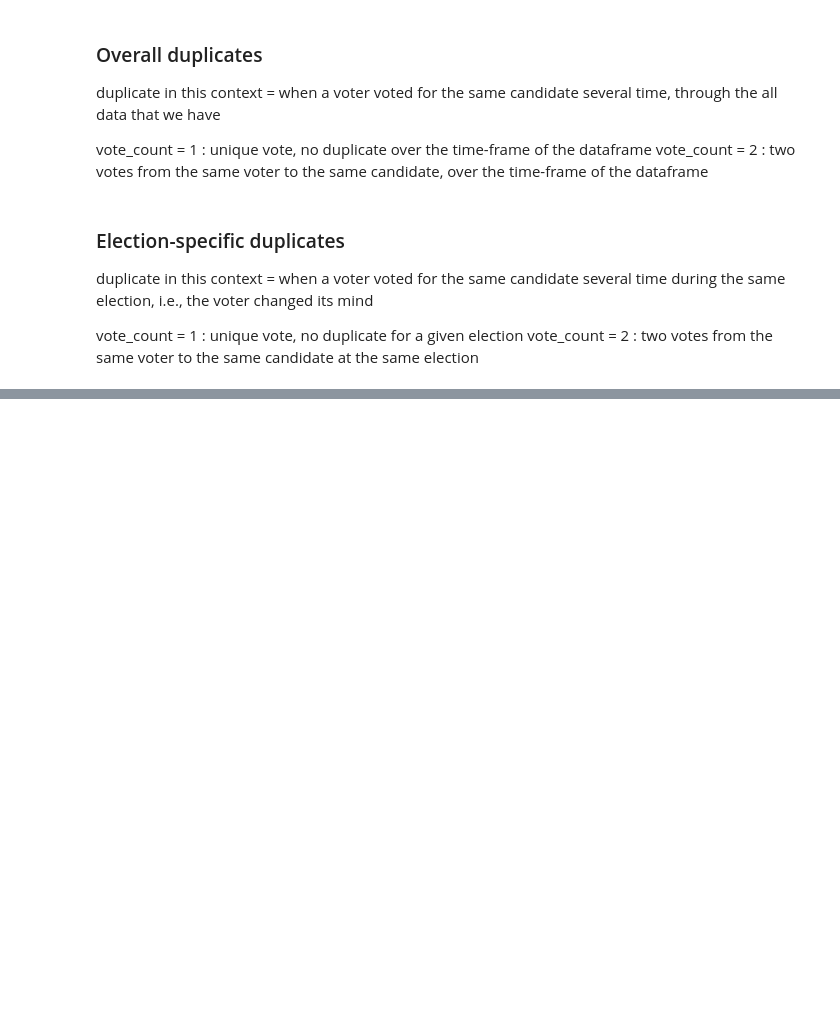
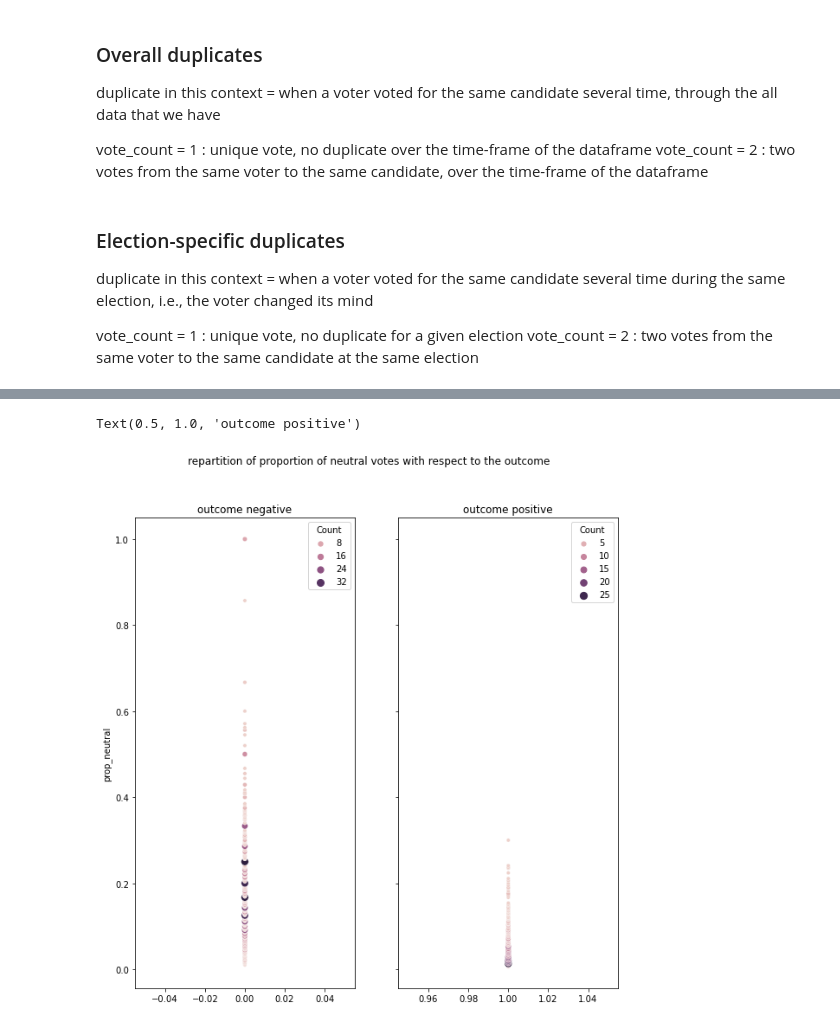
Before and after one commit to epfl-ada/ada-2020-project-milestone-p3-p3_yo-banana-boy, a Jupyter notebook: main.ipynb, the cells around one changed output, grey strips where cells are left out. Cells and saved outputs as stored; diff of their text form; code cells hidden in the pictures; blank space fills up the shorter version.

```diff
--- a/main.ipynb
+++ b/main.ipynb
@@ -1033,0 +1107,3 @@ np.sum(duplicates_elec.vote_count>1)
+# %%
+neutral.prop_neutral = neutral.prop_neutral.apply(lambda x: round(x, 3))
+neutral.sample(5)
@@ -1033,0 +1126,9 @@ np.sum(duplicates_elec.vote_count>1)
+# %%
+neutral_pos_outcome = neutral[neutral.outcome==1]
+neutral_neg_outcome = neutral[neutral.outcome==0]
+
+neutral_pos_outcome = neutral_pos_outcome.groupby("prop_neutral").count()
+neutral_neg_outcome = neutral_neg_outcome.groupby("prop_neutral").count()
+
+neutral_pos_outcome.rename(columns = {'outcome':'Count'}, inplace = True)
+neutral_neg_outcome.rename(columns = {'outcome':'Count'}, inplace = True)
@@ -1033,0 +1145,12 @@ np.sum(duplicates_elec.vote_count>1)
+# %%
+fig, axes = plt.subplots(1, 2,  sharey=True, figsize=(10, 10) )
+fig.suptitle('repartition of proportion of neutral votes with respect to the outcome')
+
+sns.scatterplot(ax=axes[0], x =0, y=neutral_neg_outcome.index, hue = neutral_neg_outcome.Count, size=neutral_neg_outcome.Count)
+axes[0].set_title("outcome negative")
+
+sns.scatterplot(ax=axes[1], x =1, y=neutral_pos_outcome.index, hue = neutral_pos_outcome.Count, size=neutral_pos_outcome.Count)
+axes[1].set_title("outcome positive")
+# %% [output]
+Text(0.5, 1.0, 'outcome positive')
+[figure, added]
```
Also changed, not shown: parts of 24 cells of this notebook.
